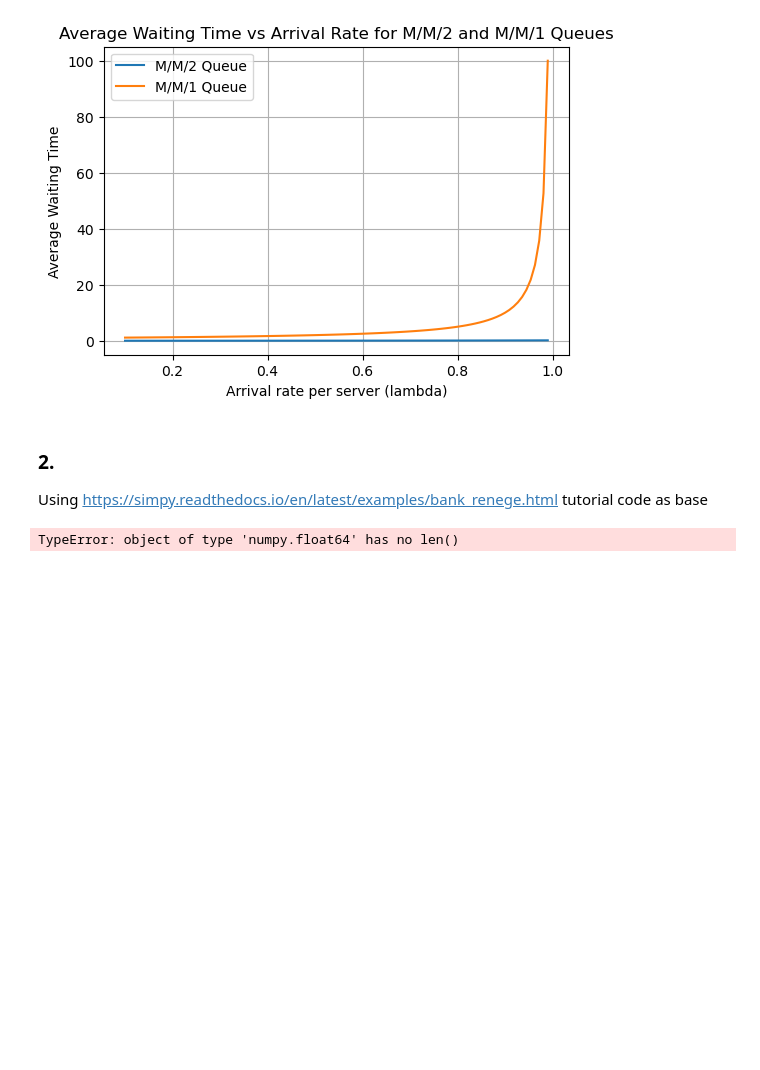
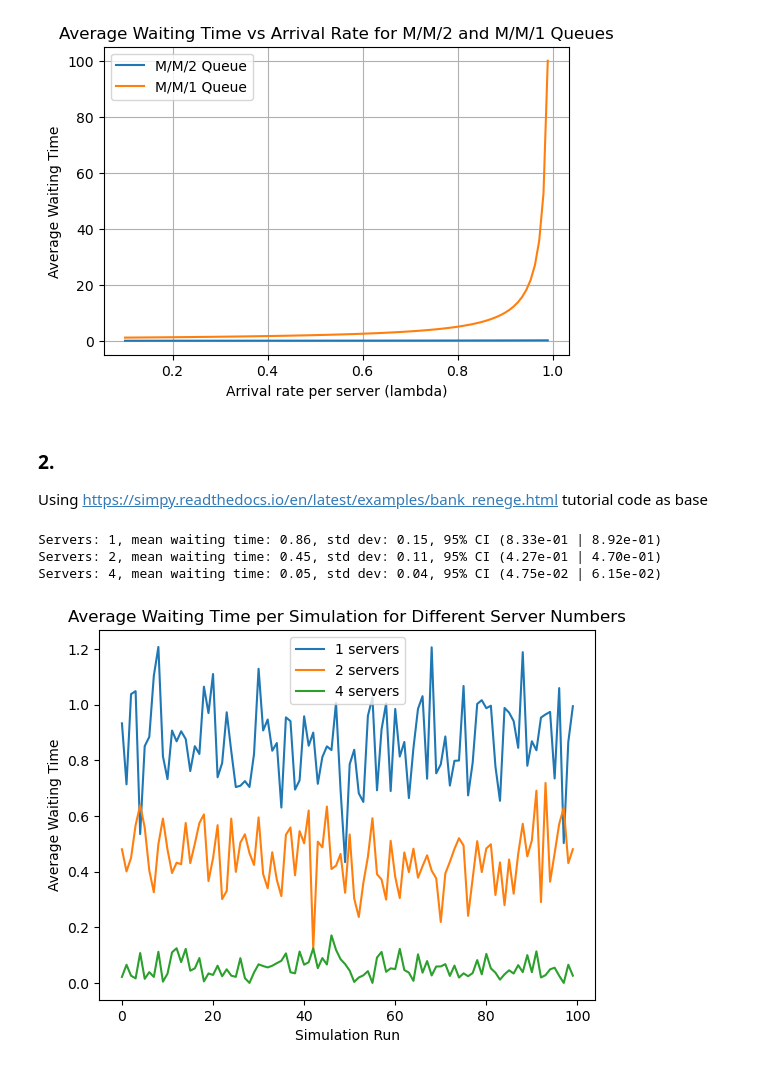
Before and after one commit to jonas4climate/ss-assignment-2, a Jupyter notebook: CalvinLaw_11306734_RaymondZhang_14865904_JonasSchaefer_14039982_2.ipynb, the cells around one changed output. Drawn from its saved outputs; the diff is of its cells as text; code cells hidden in the pictures; blank space fills up the shorter version.

```diff
--- a/CalvinLaw_11306734_RaymondZhang_14865904_JonasSchaefer_14039982_2.ipynb
+++ b/CalvinLaw_11306734_RaymondZhang_14865904_JonasSchaefer_14039982_2.ipynb
@@ -88,42 +90,42 @@ plt.show()
 ### 2.
 Using https://simpy.readthedocs.io/en/latest/examples/bank_renege.html tutorial code as base
 # %%
-def source(env, number, interval, counter, wait_times, dist_src='exp', dist_cst='exp', queue_time=QUEUE_TIME, service_time=INTERVAL_CUSTOMERS):
+def source(env, cst_total, arrival_interval, counters, store_wait_times, arrival_pdf='exp', service_pdf='exp', queue_time=QUEUE_TIME, service_time=SERVICE_TIME):
     """Source generates customers randomly"""
-    for i in range(number):
-        c = customer(env, f'Customer{i:02d}', counter, wait_times, dist=dist_cst, queue_time=queue_time, service_time=service_time)
+    for i in range(cst_total):
+        c = customer(env, f'Customer{i:02d}', counters, store_wait_times, service_pdf=service_pdf, queue_time=queue_time, service_time=service_time)
         env.process(c)
-        if dist_src == 'exp':
-            t = random.expovariate(1.0 / interval)
-        elif dist_src == 'const':
-            t = interval
+        if arrival_pdf == 'exp':
+            t = random.expovariate(1.0 / arrival_interval)
+        elif arrival_pdf == 'const':
+            t = arrival_interval
         else:
             raise ValueError('Invalid distribution')
         yield env.timeout(t)
 
-def customer(env, name, counter, wait_times, dist='exp', queue_time=QUEUE_TIME, service_time=SERVICE_TIME):
+def customer(env, name, counters, store_wait_times, service_pdf='exp', queue_time=QUEUE_TIME, service_time=SERVICE_TIME, hyperexp_p=0.25, hyperexp_factor=5):
     """Customer arrives, is served and leaves."""
     arrive = env.now
-    with counter.request() as req:
+    with counters.request() as req:
         results = yield req | env.timeout(queue_time)  # Timeout for waiting in the queue
         wait = env.now - arrive
         if req in results:
-            if dist == 'exp':
-                service_time = random.expovariate(1.0 / SERVICE_TIME)
-            elif dist == 'const':
+            if service_pdf == 'exp':
+                service_time = random.expovariate(1.0 / service_time)
+            elif service_pdf == 'const':
                 service_time = 12.0
-            elif dist == 'hyperexp':
+            elif service_pdf == 'hyperexp':
                 r = random.random()
-                if r < 0.25:
-                    service_time = random.expovariate(1.0 / SERVICE_TIME)
+                if r < (1-hyperexp_p):
+                    service_time = random.expovariate(1.0 / service_time)
                 else:
-                    service_time = random.expovariate(1.0 / (5 * SERVICE_TIME))
+                    service_time = random.expovariate(1.0 / (hyperexp_factor * service_time))
             else:
                 raise ValueError('Invalid distribution')
             yield env.timeout(service_time)
-            wait_times.append(wait)
+            store_wait_times.append(wait)
 
-def simulate_experiments(dist_src='exp', dist_cst='exp', ns=[1, 2, 4], n_sim=SIMULATIONS):
+def simulate_experiments(dist_src='exp', dist_cst='exp', ns=[1, 2, 4], n_sim=N_SIM):
     """Run the simulations with provided parameters and return the waiting times and their averages"""
     wait_times_data = {n: [[] for _ in range(n_sim)] for n in ns}
     wait_times_data_mean = {n: [] for n in ns}
@@ -133,10 +135,10 @@ def simulate_experiments(dist_src='exp', dist_cst='exp', ns=[1, 2, 4], n_sim=SIM
             env = simpy.Environment()
             counter = simpy.Resource(env, capacity=n)
             wait_times = []
-            env.process(source(env, NEW_CUSTOMERS, INTERVAL_CUSTOMERS, counter, wait_times, dist_src=dist_src, dist_cst=dist_cst))
+            env.process(source(env, N_CUSTOMERS, ARRIVAL_INTERVAL, counter, wait_times, arrival_pdf=dist_src, service_pdf=dist_cst))
             env.run()
-            wait_times_data[n][i].append(wait_times)
-            wait_times_data_mean[n] = np.mean(wait_times)
+            wait_times_data[n][i] = wait_times
+            wait_times_data_mean[n].append(np.mean(wait_times))
     return wait_times_data, wait_times_data_mean
 
 def get_statistics(wait_times_data, print_results=True):
@@ -156,15 +158,18 @@ def get_statistics(wait_times_data, print_results=True):
 # %%
 wait_times_data, wait_times_data_mean = simulate_experiments()
 avgs, stds, conf_intervals = get_statistics(wait_times_data_mean)
 
-for num_servers, times in wait_times_data.items():
+for num_servers, times in wait_times_data_mean.items():
     plt.plot(times, label=f'{num_servers} servers')
 
 plt.xlabel('Simulation Run')
 plt.ylabel('Average Waiting Time')
 plt.title('Average Waiting Time per Simulation for Different Server Numbers')
 plt.legend()
 plt.show()
 # %% [output]
-TypeError: object of type 'numpy.float64' has no len()
+Servers: 1, mean waiting time: 0.86, std dev: 0.15, 95% CI (8.33e-01 | 8.92e-01)
+Servers: 2, mean waiting time: 0.45, std dev: 0.11, 95% CI (4.27e-01 | 4.70e-01)
+Servers: 4, mean waiting time: 0.05, std dev: 0.04, 95% CI (4.75e-02 | 6.15e-02)
+[figure, added]
 # %%
```
Also changed, not shown: parts of 8 cells of this notebook.
